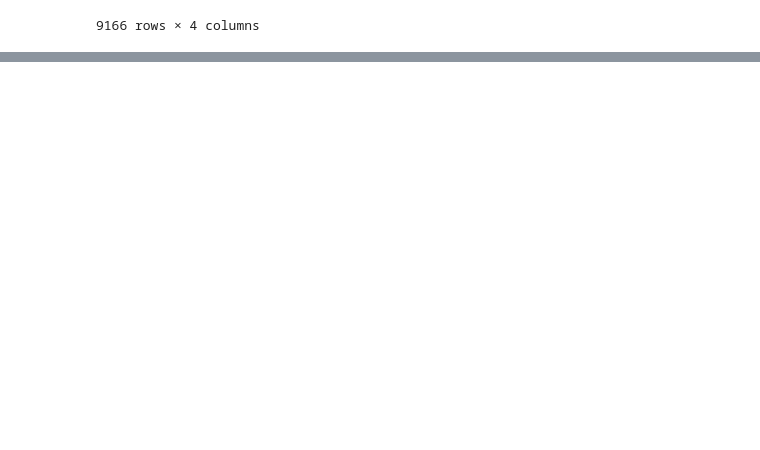
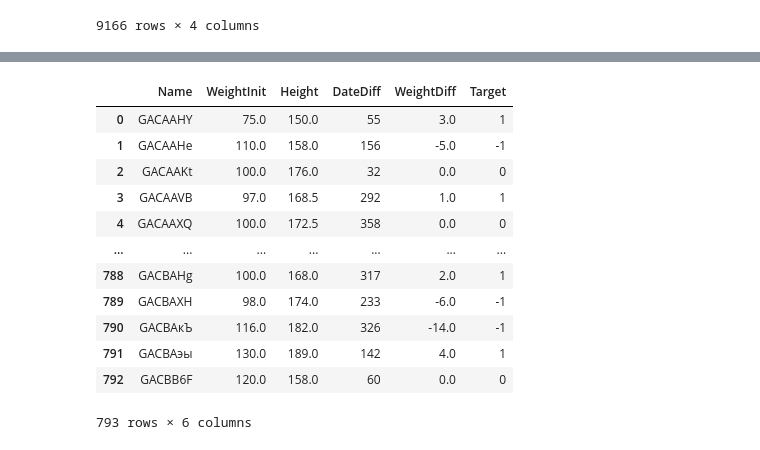
Before and after one commit to alex-mat-s/ITMO_MedicalStatistics, a Jupyter notebook: Project_DataPreprocessing.ipynb, the cells around one changed output, grey strips where cells are left out. Drawn from its saved outputs; the diff is of its cells as text; code cells hidden in the pictures; blank space fills up the shorter version.

```diff
--- a/Project_DataPreprocessing.ipynb
+++ b/Project_DataPreprocessing.ipynb
@@ -585,0 +787,54 @@ df_tmp.iloc[0, 2]
+# %%
+patient_ids = patient_ids_df["Name"].unique()
+index = 0
+weight_init_lst = []
+diff_weight_lst = []
+diff_date_lst = []
+target = []
+height_lst = []
+
+for patient in patient_ids:
+    tmp_df = patient_ids_df[patient_ids_df["Name"]==patient]
+    weight_init, weight_next = tmp_df["Weight"][index], tmp_df["Weight"][index+1]
+    weight_diff = weight_next - weight_init
+    date_diff = tmp_df["StartEpizode"][index+1]-tmp_df["StartEpizode"][index]
+
+    if weight_diff < 0:
+        t = -1
+    elif weight_diff > 0:
+        t = 1
+    else:
+        t = 0
+
+    target.append(t)
+    height_lst.append((tmp_df["Height"][index]+tmp_df["Height"][index+1])/2)
+    diff_date_lst.append(date_diff.days)
+    diff_weight_lst.append(weight_diff)
+    weight_init_lst.append(weight_init)
+
+    index += 2
+# %%
+dataset_target = pd.DataFrame(columns = ["Name", "WeightInit", "Height", "DateDiff", "WeightDiff", "Target"])
+
+dataset_target["Name"] = patient_ids
+dataset_target["WeightInit"] = weight_init_lst
+dataset_target["Height"] = height_lst
+dataset_target["DateDiff"] = diff_date_lst
+dataset_target["WeightDiff"] = diff_weight_lst
+dataset_target["Target"] = target
+# %%
+dataset_target
+# %% [output]
+|  | Name | WeightInit | Height | DateDiff | WeightDiff | Target |
+| 0 | GACAAHY | 75.0 | 150.0 | 55 | 3.0 | 1 |
+| 1 | GACAAHe | 110.0 | 158.0 | 156 | -5.0 | -1 |
+| 2 | GACAAKt | 100.0 | 176.0 | 32 | 0.0 | 0 |
+| 3 | GACAAVB | 97.0 | 168.5 | 292 | 1.0 | 1 |
+| 4 | GACAAXQ | 100.0 | 172.5 | 358 | 0.0 | 0 |
+| ... | ... | ... | ... | ... | ... | ... |
+| 788 | GACBAНg | 100.0 | 168.0 | 317 | 2.0 | 1 |
+| 789 | GACBAХH | 98.0 | 174.0 | 233 | -6.0 | -1 |
+| 790 | GACBAкЪ | 116.0 | 182.0 | 326 | -14.0 | -1 |
+| 791 | GACBAэы | 130.0 | 189.0 | 142 | 4.0 | 1 |
+| 792 | GACBB6F | 120.0 | 158.0 | 60 | 0.0 | 0 |
+793 rows × 6 columns
```
Also changed, not shown: parts of 25 cells of this notebook.
